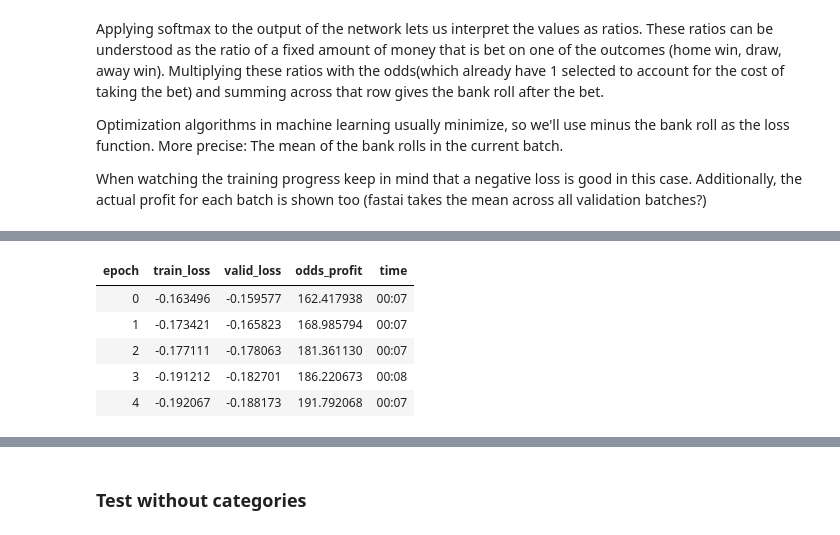
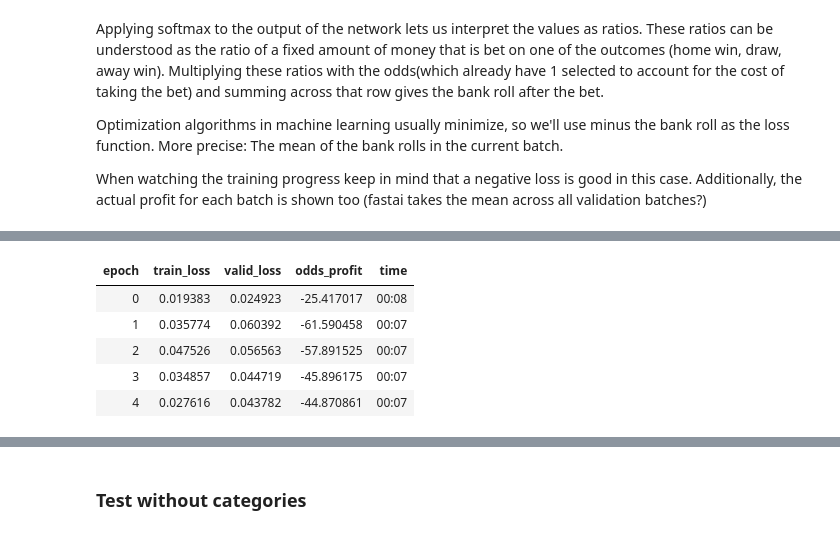
Before and after one commit to omlnaut/betting, a Jupyter notebook: analysis/kaggle.ipynb, the cells around one changed output, grey strips where cells are left out. Drawn from its saved outputs; the diff is of its cells as text; code cells hidden in the pictures.

```diff
--- a/analysis/kaggle.ipynb
+++ b/analysis/kaggle.ipynb
@@ -29,3 +26,5 @@ raw_df.loc[raw_df.home_score<raw_df.away_score, 'result'] = 1
+# %%
+raw_df['result'] = features.results_from_goals(raw_df, 'home_score', 'away_score')
 # %% [markdown]
 ## Odds only
 # %% [markdown]
@@ -47,0 +38,6 @@ odds_df.loc[raw_df.result==0, 'y_draw'] = odds_df.x_away[raw_df.result==0] - 1
+# %%
+odds_df = odds_df.merge(features.create_profit_df(raw_df, 'max_odds_home_win', 'max_odds_draw', 'max_odds_away_win'),
+                        left_index=True, right_index=True)
+
+#odds_df['y_none'] = 0
+odds_df.head()
@@ -92,7 +95,7 @@ odds_df.head()
 # %%
 to = TabularPandas(odds_df, cat_names=['league', 'country'], procs=[Categorify],
                    cont_names = ['x_home', 'x_draw', 'x_away'],
-                   y_names=['y_home', 'y_draw', 'y_away', 'y_none'],
+                   y_names=['y_home', 'y_draw', 'y_away'],
                    splits=RandomSplitter(valid_pct=0.2)(range_of(odds_df)))
 # %%
 dls = to.dataloaders(bs=1024)
@@ -126,5 +129,5 @@ def odds_profit(actual, target):
     probs = F.softmax(actual, dim=1)
     return (probs*target).sum()
 # %%
-learn = tabular_learner(dls, loss_func=odds_loss, metrics=odds_profit, layers=[500,250, 100])
+learn = tabular_learner(dls, loss_func=odds_loss, metrics=odds_profit, layers=[1000, 500,250, 100, 50, 20])
 learn.model = learn.model.to('cuda')
@@ -131,12 +140,12 @@ learn.model = learn.model.to('cuda')
 # %%
-learn.fit_one_cycle(5, lr_max=1e-3)
+learn.fit_one_cycle(5, lr_max=1e-2)
 # %% [output]
 | epoch | train_loss | valid_loss | odds_profit | time |
-| 0 | -0.163496 | -0.159577 | 162.417938 | 00:07 |
-| 1 | -0.173421 | -0.165823 | 168.985794 | 00:07 |
-| 2 | -0.177111 | -0.178063 | 181.361130 | 00:07 |
-| 3 | -0.191212 | -0.182701 | 186.220673 | 00:08 |
-| 4 | -0.192067 | -0.188173 | 191.792068 | 00:07 |
+| 0 | 0.019383 | 0.024923 | -25.417017 | 00:08 |
+| 1 | 0.035774 | 0.060392 | -61.590458 | 00:07 |
+| 2 | 0.047526 | 0.056563 | -57.891525 | 00:07 |
+| 3 | 0.034857 | 0.044719 | -45.896175 | 00:07 |
+| 4 | 0.027616 | 0.043782 | -44.870861 | 00:07 |
 # %%
 profit = 0.
 for x1,x2,y in dls.valid:
```
Also changed, not shown: parts of 30 cells of this notebook, 4 other files.
